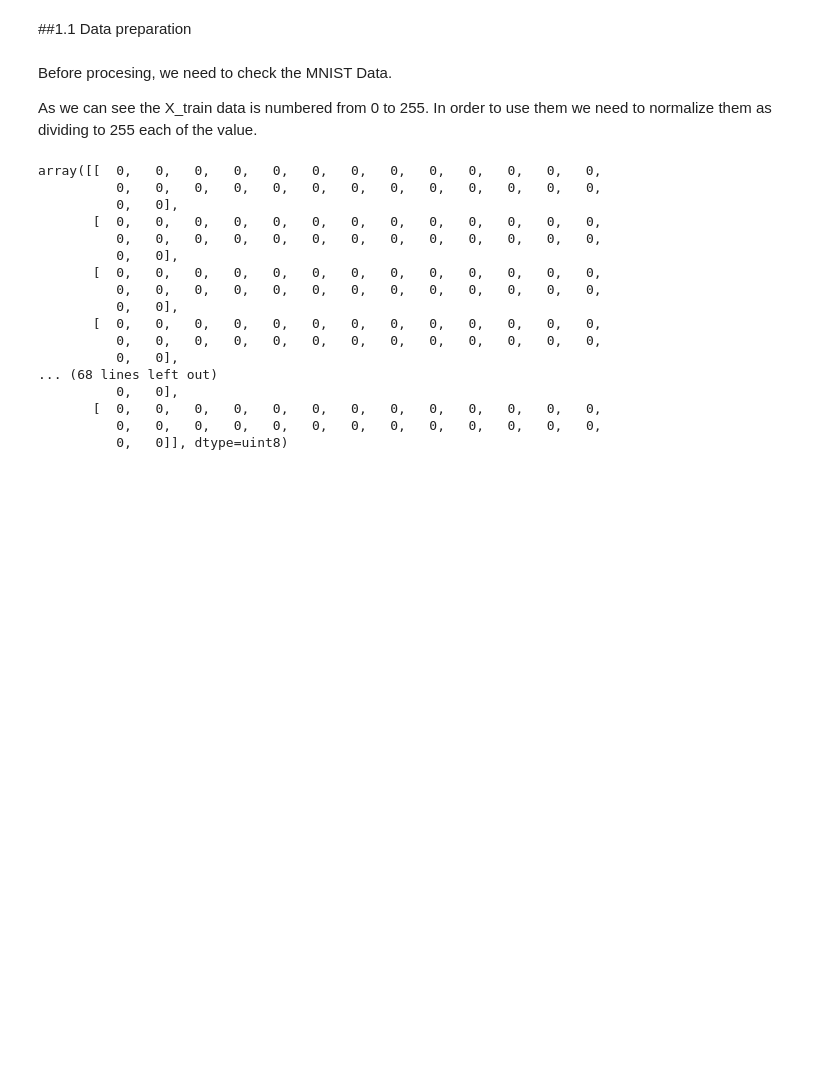
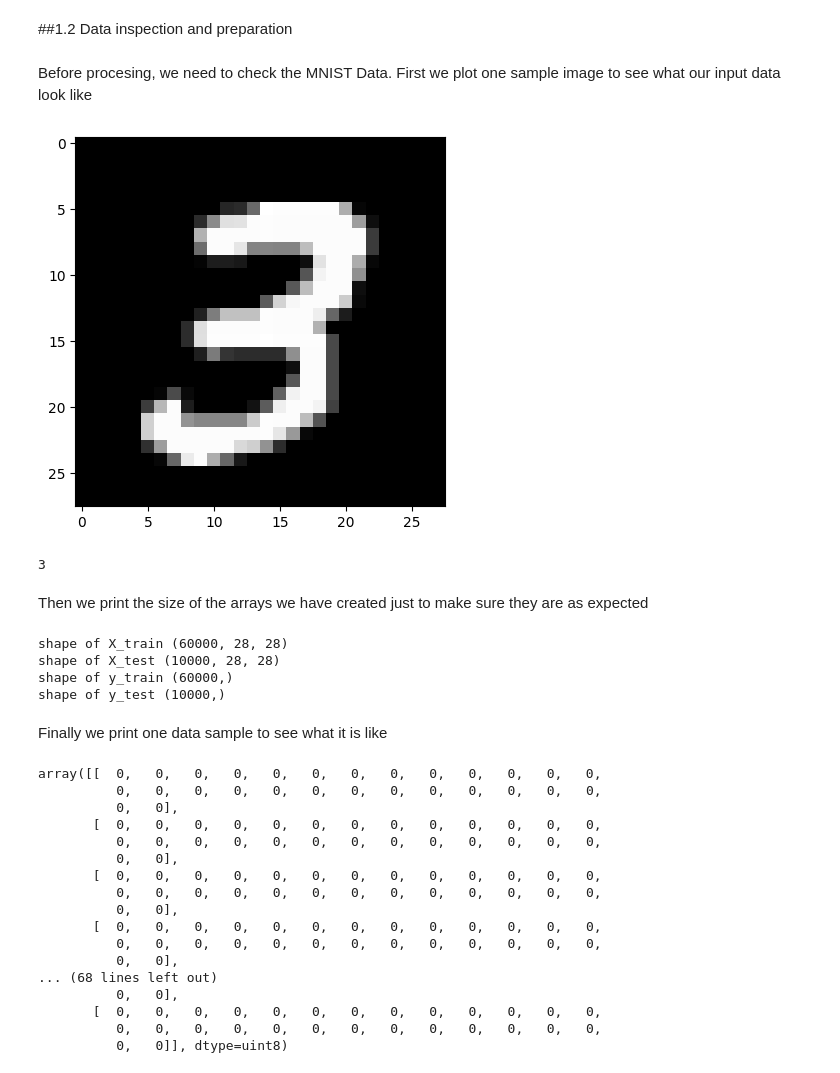
Before and after one commit to Razbolt/Neural-Network, a Jupyter notebook: Neural_Network_.ipynb, the cells around one changed output. Cells and saved outputs as stored; diff of their text form; code cells hidden in the pictures; blank space fills up the shorter version.

```diff
--- a/Neural_Network_.ipynb
+++ b/Neural_Network_.ipynb
@@ -18,5 +11,3 @@ ERROR: No matching distribution found for quiet
 # %%
-from keras.datasets import mnist
-
-# Using keras libraries to take MNIST dataset
-(X_train, y_train,), (X_test, y_test) = mnist.load_data()
+# Use keras to import MNIST dataset
+(X_train, y_train), (X_test, y_test) = keras.datasets.mnist.load_data()
@@ -23,7 +17,32 @@ from keras.datasets import mnist
 # %% [markdown]
-##1.1 Data preparation
+##1.2 Data inspection and preparation
-# %% [markdown]
-Before procesing, we need to check the MNIST Data.
-
-As we can see the X_train data is numbered from 0 to 255. In order to use them we need to normalize them as dividing to 255 each of the value.
+# %% [markdown]
+Before procesing, we need to check the MNIST Data.
+First we plot one sample image to see what our input data look like
+# %%
+# Plot a sample image
+sample = 7
+image = X_train[sample]
+# plot the sample
+fig = plt.figure
+plt.imshow(image, cmap='gray')
+plt.show()
+print(y_train[sample])
+# %% [output]
+[figure, added]
+3
+# %% [markdown]
+Then we print the size of the arrays we have created just to make sure they are as expected
+# %%
+print ("shape of X_train {}".format(X_train.shape))
+print ("shape of X_test {}".format(X_test.shape))
+print ("shape of y_train {}".format(y_train.shape))
+print ("shape of y_test {}".format(y_test.shape))
+# %% [output]
+shape of X_train (60000, 28, 28)
+shape of X_test (10000, 28, 28)
+shape of y_train (60000,)
+shape of y_test (10000,)
+# %% [markdown]
+Finally we print one data sample to see what it is like
 # %%
```
Also changed, not shown: parts of 16 cells of this notebook.
